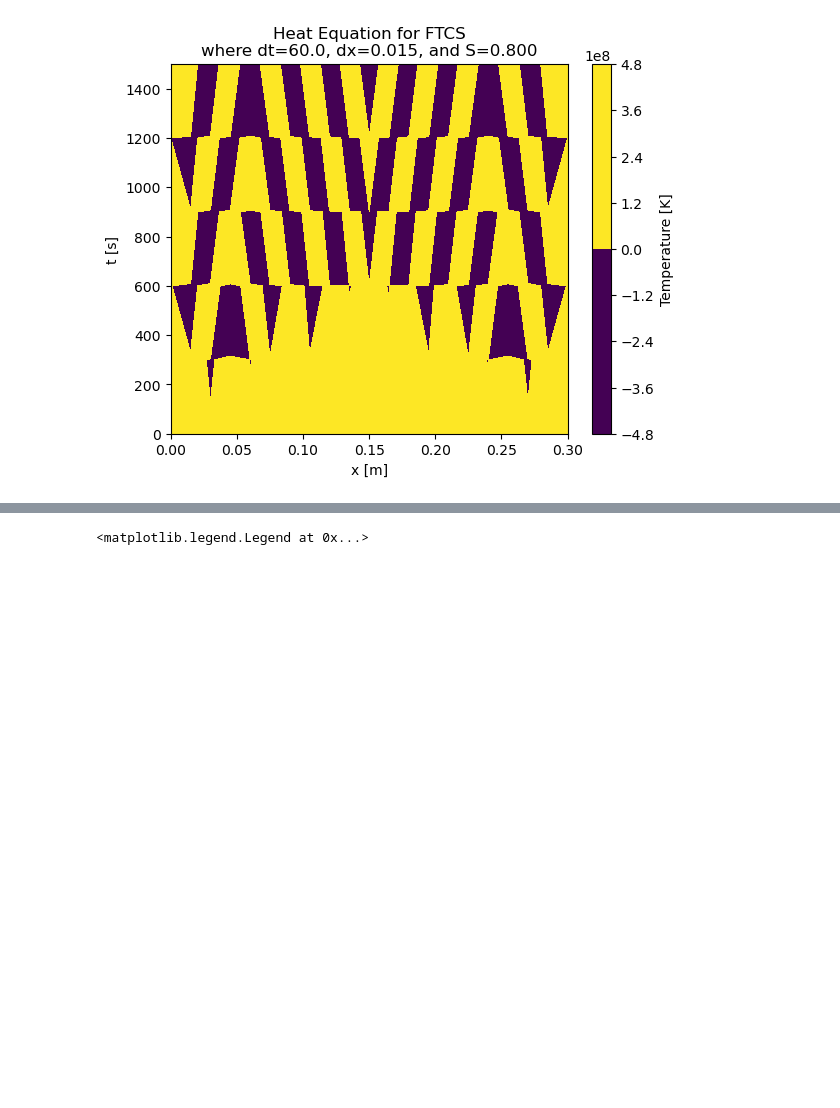
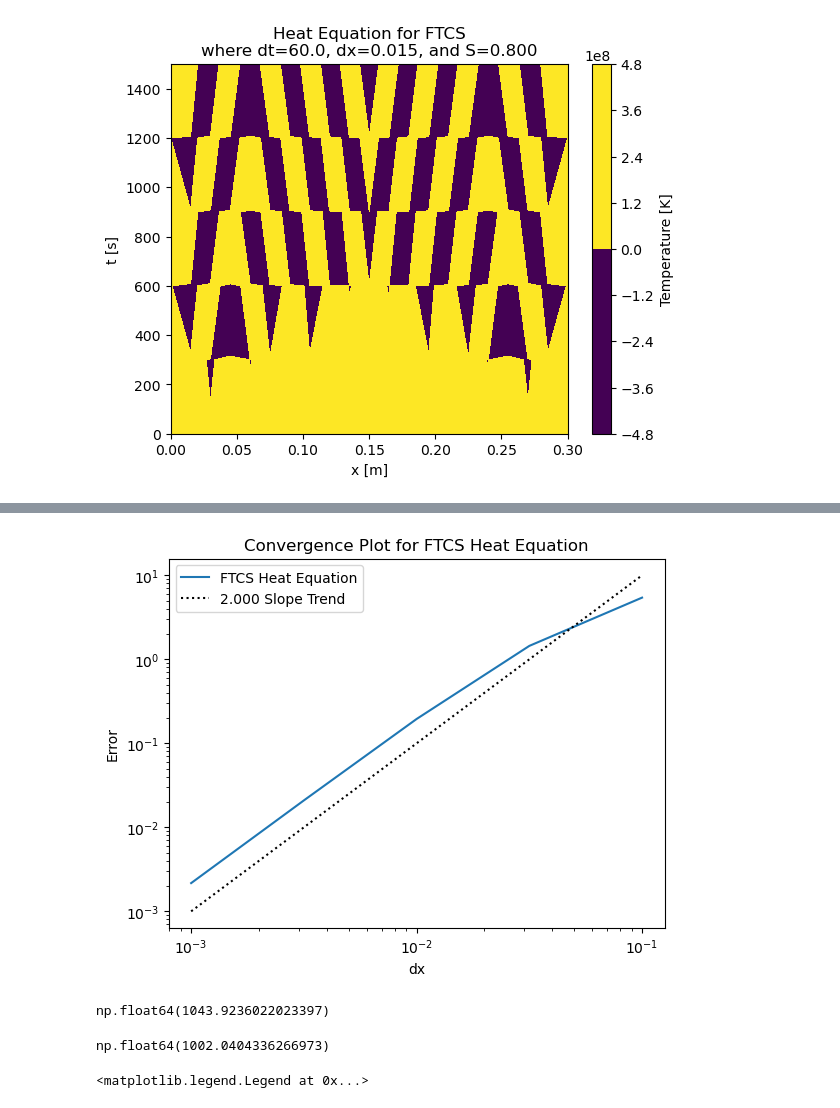
Before and after one commit to mhland10/me5653_CFD_repo, a Jupyter notebook: hw/hw2/HW2.ipynb, the cells around one changed output, grey strips where cells are left out. Saved outputs shown, nothing was run; the diff lists cells and outputs as text; code cells hidden in the pictures; blank space fills up the shorter version.

```diff
--- a/hw/hw2/HW2.ipynb
+++ b/hw/hw2/HW2.ipynb
@@ -109,0 +111,40 @@ plt.show()
+# %%
+heatEq_FTCS_err = []
+dxs = np.logspace( -3 , -1 , num = 5 )
+for i , dx in enumerate( dxs ):
+    x = np.arange( 0 , L+dx , dx )
+    T = T_0 * np.ones( len( x ) )
+    T[0] = T_w
+    T[-1]= T_w
+
+    heatEq_FTCS_err += [heatEquation( x , T , ( 0 , 30 * 60 ) , alpha = alpha , S = 0.25 )]
+    heatEq_FTCS_err[i].solve()
+    heatEq_FTCS_err[i].exact( 100 )
+    heatEq_FTCS_err[i].error()
+# %%
+#
+# Convergence Plot for FTCS
+#
+x = np.zeros( len( heatEq_FTCS_err ) )
+y = np.zeros( len( heatEq_FTCS_err ) )
+for i in range( len( heatEq_FTCS_err ) ):
+    x[i] = heatEq_FTCS_err[i].dx
+    y[i] = np.sum( heatEq_FTCS_err[i].error_abs ) / np.prod( np.shape( heatEq_FTCS_err[i].error_abs ) )
+plt.loglog( x , y , label = "FTCS Heat Equation" )
+
+#
+# Trendline
+#
+P = 2
+x_trend = np.logspace(-3,-1,num=10)
+y_trend = 1000 * x_trend ** P
+plt.loglog( x_trend , y_trend ,':k' , label = "{x:.3f} Slope Trend".format( x = P ) )
+
+plt.legend()
+plt.xlabel("dx")
+plt.ylabel("Error")
+plt.title("Convergence Plot for FTCS Heat Equation")
+
+plt.show()
+# %% [output]
+[figure, added]
@@ -110,9 +162,19 @@ plt.show()
 # %%
 heatEq_FTCS_c = heatEquation( x , T , ( 0 , 30 * 60 ) , alpha = alpha , S = 1/2 )
 heatEq_FTCS_c.solve()
+heatEq_FTCS_c.exact( 100 )
+heatEq_FTCS_c.error()
+np.sum( heatEq_FTCS_c.error_abs )
+# %% [output]
+np.float64(1043.9236022023397)
 # %%
 heatEq_FTCS_d = heatEquation( x , T , ( 0 , 30 * 60 ) , alpha = alpha , S = 1/6 )
 heatEq_FTCS_d.solve()
+heatEq_FTCS_d.exact( 100 )
+heatEq_FTCS_d.error()
+np.sum( heatEq_FTCS_d.error_abs )
+# %% [output]
+np.float64(1002.0404336266973)
 # %%
 heatEq_FTCS_e = heatEquation( x , T , ( 0 , 30 * 60 ) , alpha = alpha , S = 1 )
 heatEq_FTCS_e.solve()
```
Also changed, not shown: parts of 11 cells of this notebook, 1 other file.
